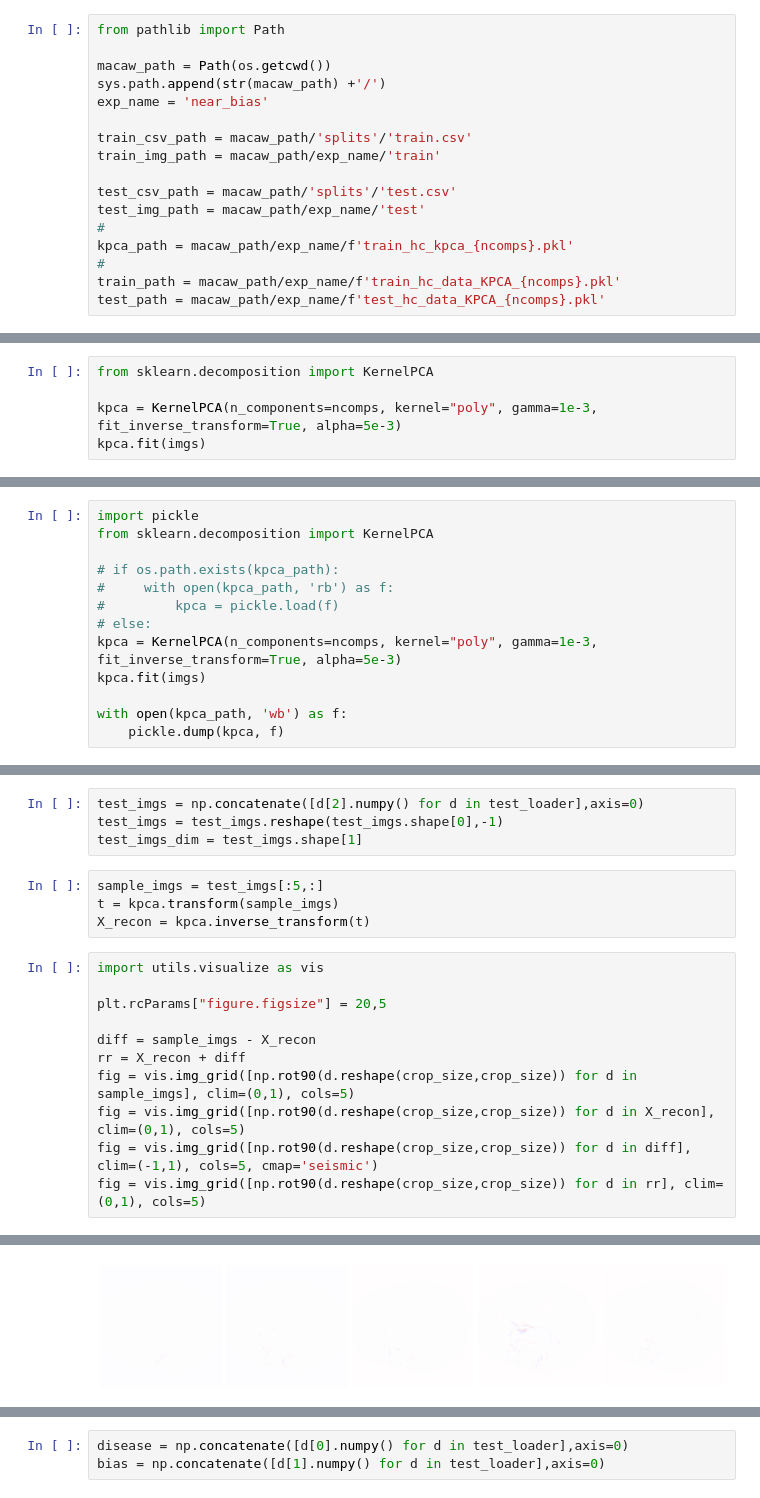
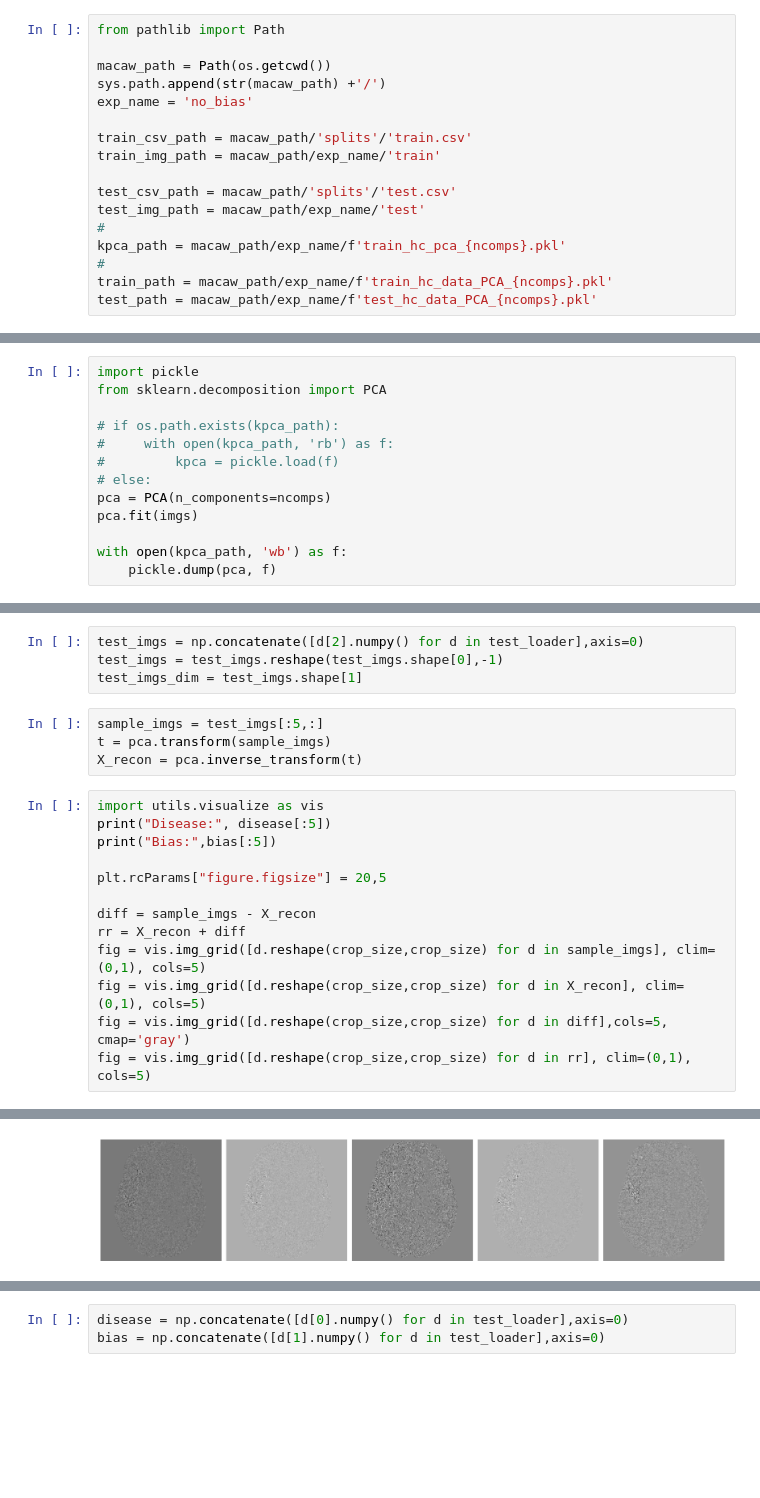
Before and after one commit to Liteknight/CounterBias, a Jupyter notebook: 02_DimentionalityReduction.ipynb, the cells around one changed output, grey strips where cells are left out. Cells and saved outputs as stored; diff of their text form; blank space fills up the shorter version.

```diff
--- a/02_DimentionalityReduction.ipynb
+++ b/02_DimentionalityReduction.ipynb
@@ -29,7 +23,7 @@ from pathlib import Path
 
 macaw_path = Path(os.getcwd())
 sys.path.append(str(macaw_path) +'/')
-exp_name = 'near_bias'
+exp_name = 'no_bias'
 
 train_csv_path = macaw_path/'splits'/'train.csv'
 train_img_path = macaw_path/exp_name/'train'
@@ -37,10 +31,10 @@ train_img_path = macaw_path/exp_name/'train'
 test_csv_path = macaw_path/'splits'/'test.csv'
 test_img_path = macaw_path/exp_name/'test'
 #
-kpca_path = macaw_path/exp_name/f'train_hc_kpca_{ncomps}.pkl'
+kpca_path = macaw_path/exp_name/f'train_hc_pca_{ncomps}.pkl'
 #
-train_path = macaw_path/exp_name/f'train_hc_data_KPCA_{ncomps}.pkl'
-test_path = macaw_path/exp_name/f'test_hc_data_KPCA_{ncomps}.pkl'
+train_path = macaw_path/exp_name/f'train_hc_data_PCA_{ncomps}.pkl'
+test_path = macaw_path/exp_name/f'test_hc_data_PCA_{ncomps}.pkl'
 # %%
 home_dir = './'
 working_dir = home_dir + exp_name + '/'
@@ -125,5 +95,0 @@ array([[0., 0., 0., ..., 0., 0., 0.],
-# %%
-from sklearn.decomposition import KernelPCA
-
-kpca = KernelPCA(n_components=ncomps, kernel="poly", gamma=1e-3, fit_inverse_transform=True, alpha=5e-3)
-kpca.fit(imgs)
@@ -138,17 +102,17 @@ PosixPath('/home/volatope/PycharmProjects/CounterBias/near_bias/train_hc_kpca_50
 ## Dimensionality reduction
 # %%
 import pickle
-from sklearn.decomposition import KernelPCA
+from sklearn.decomposition import PCA
 
 # if os.path.exists(kpca_path):
 #     with open(kpca_path, 'rb') as f:
 #         kpca = pickle.load(f)
 # else:
-kpca = KernelPCA(n_components=ncomps, kernel="poly", gamma=1e-3, fit_inverse_transform=True, alpha=5e-3)
-kpca.fit(imgs)
+pca = PCA(n_components=ncomps)
+pca.fit(imgs)
 
 with open(kpca_path, 'wb') as f:
-    pickle.dump(kpca, f)
+    pickle.dump(pca, f)
 # %%
 disease = np.concatenate([d[0].numpy() for d in train_loader],axis=0)
 bias = np.concatenate([d[1].numpy() for d in train_loader],axis=0)
@@ -171,17 +135,19 @@ test_imgs = test_imgs.reshape(test_imgs.shape[0],-1)
 test_imgs_dim = test_imgs.shape[1]
 # %%
 sample_imgs = test_imgs[:5,:]
-t = kpca.transform(sample_imgs)
-X_recon = kpca.inverse_transform(t)
+t = pca.transform(sample_imgs)
+X_recon = pca.inverse_transform(t)
 # %%
 import utils.visualize as vis
+print("Disease:", disease[:5])
+print("Bias:",bias[:5])
 
 plt.rcParams["figure.figsize"] = 20,5
 
 diff = sample_imgs - X_recon
 rr = X_recon + diff
-fig = vis.img_grid([np.rot90(d.reshape(crop_size,crop_size)) for d in sample_imgs], clim=(0,1), cols=5)
-fig = vis.img_grid([np.rot90(d.reshape(crop_size,crop_size)) for d in X_recon], clim=(0,1), cols=5)
-fig = vis.img_grid([np.rot90(d.reshape(crop_size,crop_size)) for d in diff], clim=(-1,1), cols=5, cmap='seismic')
-fig = vis.img_grid([np.rot90(d.reshape(crop_size,crop_size)) for d in rr], clim=(0,1), cols=5)
+fig = vis.img_grid([d.reshape(crop_size,crop_size) for d in sample_imgs], clim=(0,1), cols=5)
+fig = vis.img_grid([d.reshape(crop_size,crop_size) for d in X_recon], clim=(0,1), cols=5)
+fig = vis.img_grid([d.reshape(crop_size,crop_size) for d in diff],cols=5, cmap='gray')
+fig = vis.img_grid([d.reshape(crop_size,crop_size) for d in rr], clim=(0,1), cols=5)
 # %% [output]
@@ -190 +158 @@ fig = vis.img_grid([np.rot90(d.reshape(crop_size,crop_size)) for d in rr], clim=
-[figure, old version]
+[figure, new version]
```
Also changed, not shown: parts of 16 cells of this notebook, 4 other files.
